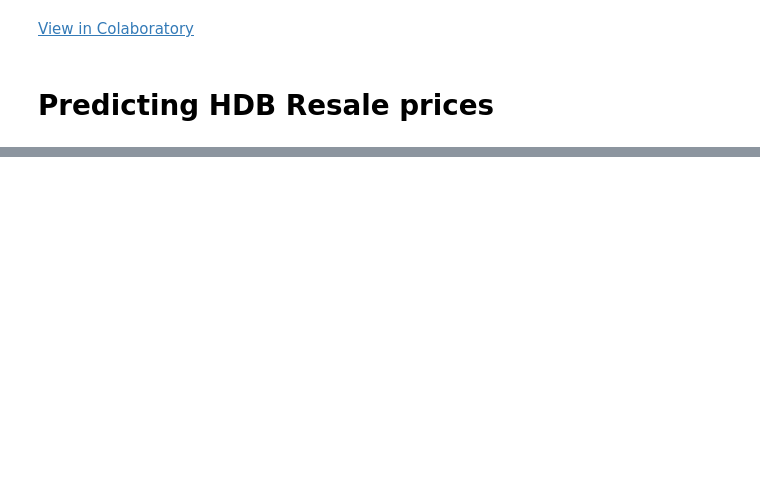
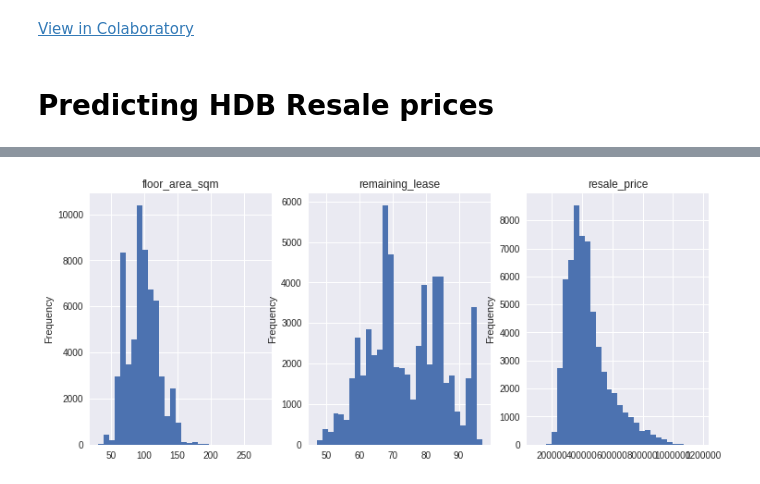
Before and after one commit to juzkev/HDB-Resale-Prices, a Jupyter notebook: HDB_Resale_Prices.ipynb, the cells around one changed output, grey strips where cells are left out. Cells and saved outputs as stored; diff of their text form; code cells hidden in the pictures; blank space fills up the shorter version.

```diff
--- a/HDB_Resale_Prices.ipynb
+++ b/HDB_Resale_Prices.ipynb
@@ -88,0 +96,7 @@ df.sample(10)
+# %%
+fig, ax = plt.subplots(1,3, figsize=(12,5))
+for i, col in enumerate(df.select_dtypes(include=[np.number])):
+  df[col].plot.hist(subplots=True, ax=ax[i], bins=30)
+  ax[i].set_title(col)
+# %% [output]
+[figure, added]
```
Also changed, not shown: parts of 6 cells of this notebook.
